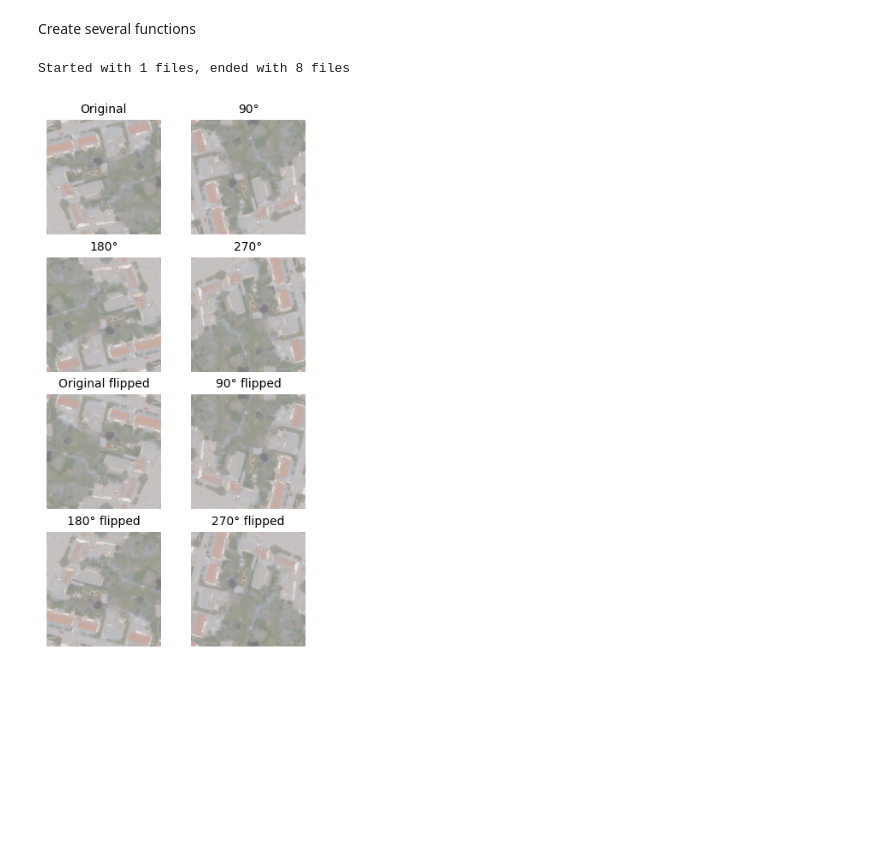
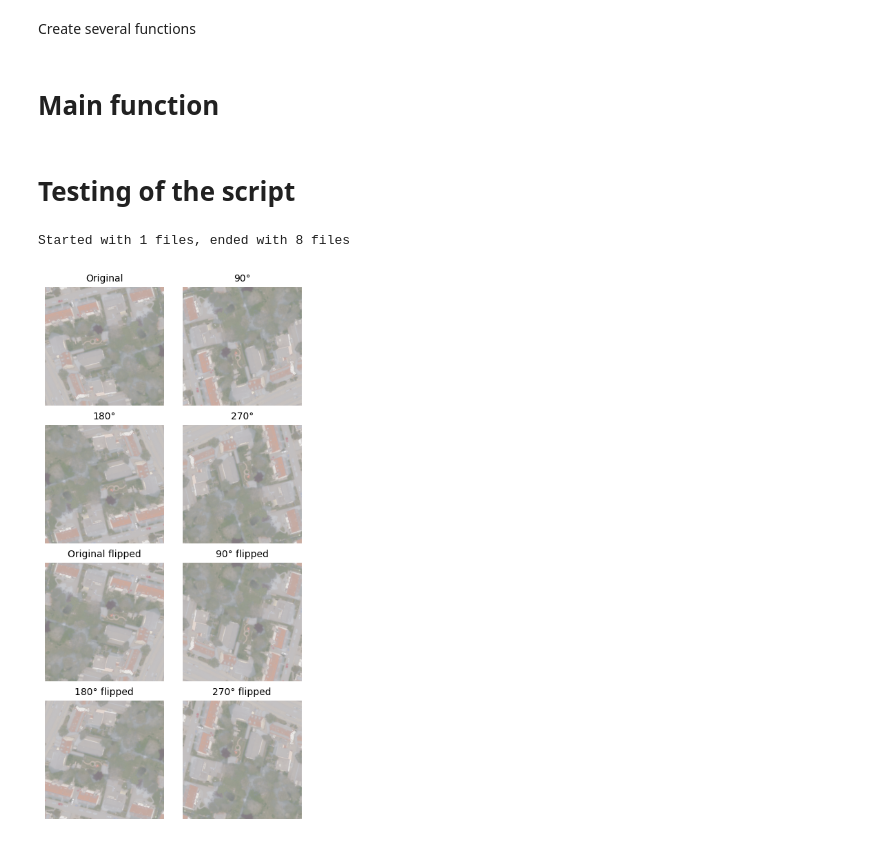
Before and after one commit to Lucien-Piat/DLF_Single_Tree_Detection, a Jupyter notebook: Rotating_the_images.ipynb, the cells around one changed output. Cells and saved outputs as stored; diff of their text form; code cells hidden in the pictures; blank space fills up the shorter version.

Commit message:
Added main function

```diff
--- a/Rotating_the_images.ipynb
+++ b/Rotating_the_images.ipynb
@@ -78,4 +78,6 @@ def save_images(output_folder, names_list, images_list):
             io.imsave(os.path.join(output_folder, name), image)
     except Exception as e:
         print("Error saving images")
+# %% [markdown]
+# Main function
 # %%
@@ -92,0 +90,2 @@ for i in paths :
+# %% [markdown]
+# Testing of the script
@@ -95,6 +96,10 @@ for i in paths :
 # %% [output]
 Started with 1 files, ended with 8 files
 # %%
+image = load_image('input','tile_3.tif')
+
+images_list, names_list = generate_all_angles(image, 'tile_3.tif', True)
+
 fig, axes = plt.subplots(4, 2,  figsize=(4, 8), layout="constrained")
 
 # Display each image on a separate subplot
@@ -117,33 +122,31 @@ axes[1, 1].imshow(images_list[3])
 axes[1, 1].title.set_text('270°')
 axes[1, 1].title.set_size(10)
 axes[1, 1].axis('off')
 
 axes[2, 0].imshow(images_list[4])
 axes[2, 0].title.set_text('Original flipped')
 axes[2, 0].title.set_size(10)
 axes[2, 0].axis('off')
 
 axes[2, 1].imshow(images_list[5])
 axes[2, 1].title.set_text('90° flipped')
 axes[2, 1].title.set_size(10)
 axes[2, 1].axis('off')
 
 axes[3, 0].imshow(images_list[6])
 axes[3, 0].title.set_text('180° flipped')
 axes[3, 0].title.set_size(10)
 axes[3, 0].axis('off')
 
 axes[3, 1].imshow(images_list[7])
 axes[3, 1].title.set_text('270° flipped')
 axes[3, 1].title.set_size(10)
 axes[3, 1].axis('off')
 
-fig.get_layout_engine().set(w_pad=0, h_pad=1,hspace=0,wspace=0)
-
 # Show the plot
 plt.show()
 
 # Save the plor
 fig.savefig('example_output.png', dpi=500, bbox_inches='tight')
 # %% [output]
-[figure, old version]
+[figure, new version]
```
Also changed, not shown: parts of 2 cells of this notebook.
